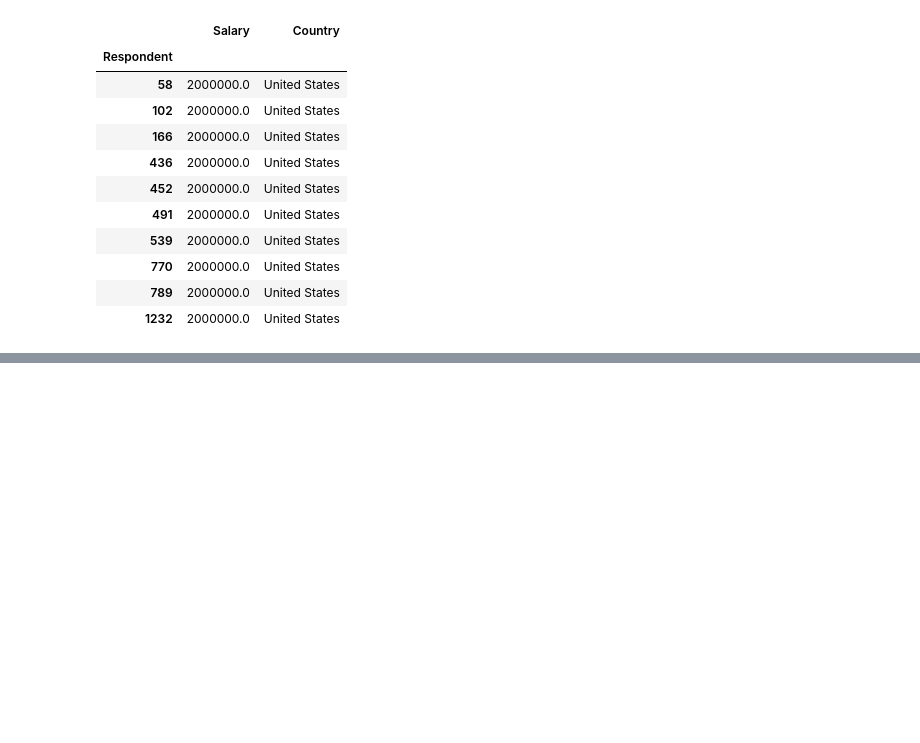
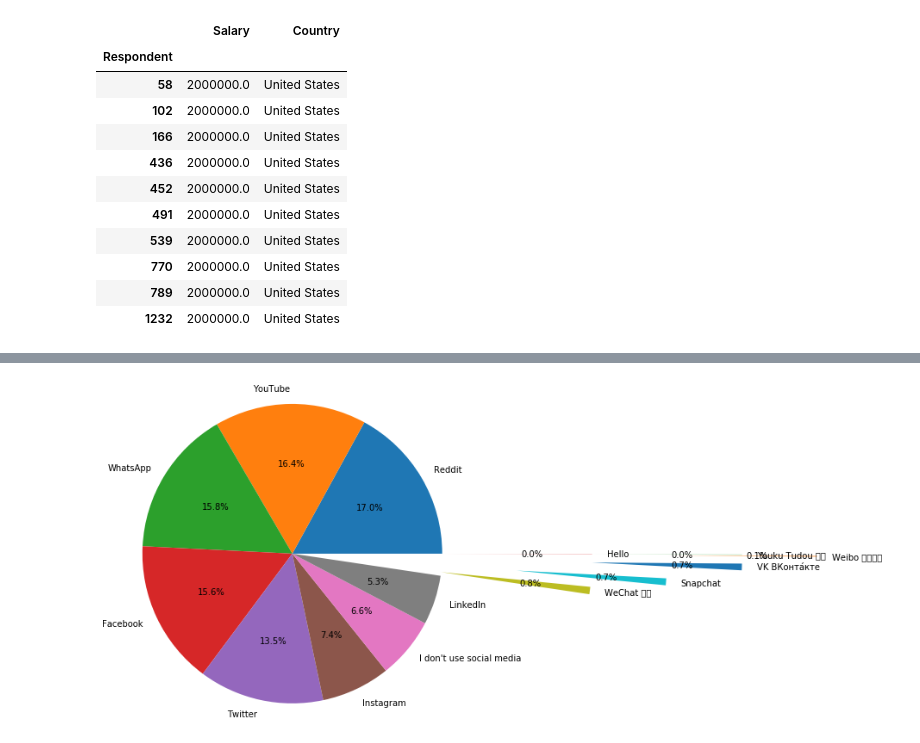
Before and after one commit to tusharsriMNNIT/MachineLearning, a Jupyter notebook: PandasAllInOne/PandasAdvanced.ipynb, the cells around one changed output, grey strips where cells are left out. Drawn from its saved outputs; the diff is of its cells as text; code cells hidden in the pictures; blank space fills up the shorter version.

```diff
--- a/PandasAllInOne/PandasAdvanced.ipynb
+++ b/PandasAllInOne/PandasAdvanced.ipynb
@@ -831,0 +932,8 @@ df[['Salary','Country']].nlargest(10, 'Salary')
+# %%
+s = df['SocialMedia'].value_counts()
+# %%
+ind = []
+val = []
+for i,v in s.items():
+    ind.append(i)
+    val.append(v)
@@ -831,0 +957,6 @@ df[['Salary','Country']].nlargest(10, 'Salary')
+# %%
+plt.axis("equal")
+plt.pie(val,labels=ind, radius=2, autopct='%0.1f%%',explode=[0,0,0,0,0,0,0,0,2,3,4,5,4,2])
+plt.show()
+# %% [output]
+[figure, added]
```
Also changed, not shown: parts of 54 cells of this notebook, 4 other files.
